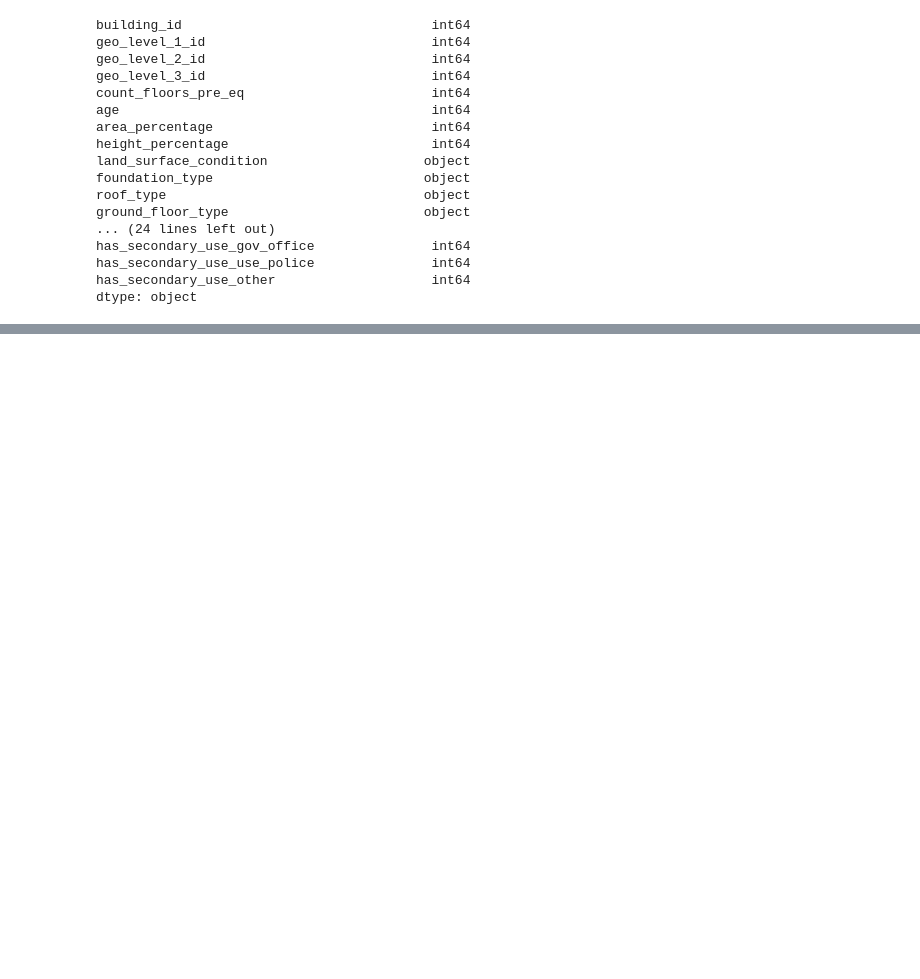
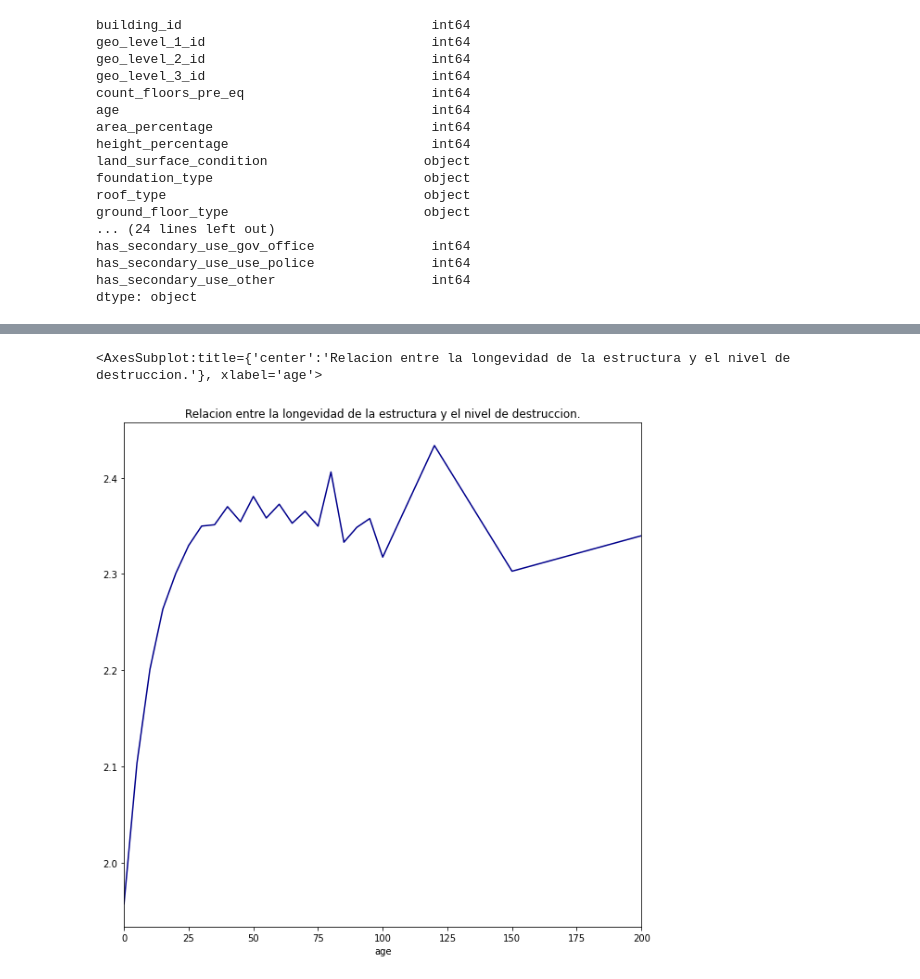
Before and after one commit to joaquinfontela/OrganizacionDeDatos-TP1, a Jupyter notebook: src/main.ipynb, the cells around one changed output, grey strips where cells are left out. Drawn from its saved outputs; the diff is of its cells as text; code cells hidden in the pictures; blank space fills up the shorter version.

Commit message:
add first graphic

```diff
--- a/src/main.ipynb
+++ b/src/main.ipynb
@@ -86,3 +73,8 @@ has_secondary_use_gov_office               int64
 has_secondary_use_use_police               int64
 has_secondary_use_other                    int64
 dtype: object
+# %%
+ages = values.loc[:, ["building_id", "age"]]
+ages_damage = ages.merge(labels, left_on = "building_id", right_on = "building_id")
+ages_damage = ages_damage.loc[:, ["age", "damage_grade"]]
+ages_damage
@@ -88,0 +95,12 @@ dtype: object
+# %%
+ages_damage['avg_damage_grade_for_age'] = ages_damage.groupby('age')['damage_grade'].transform('mean')
+ages_damage['more_than_100_buildings'] = ages_damage.groupby('age')['damage_grade'].transform('count') > 100
+ages_damage = ages_damage[ages_damage["more_than_100_buildings"]]
+avg_dmg_per_age = ages_damage.loc[:, ["age", "avg_damage_grade_for_age"]].groupby('age').agg({"avg_damage_grade_for_age": "max"})
+avg_dmg_per_age["avg_damage_grade_for_age"].plot(figsize = (10,10),\
+                                                title = "Relacion entre la longevidad de la estructura y el nivel de destruccion.",\
+                                                xlim = (0, 200),\
+                                                color = "darkblue")
+# %% [output]
+<AxesSubplot:title={'center':'Relacion entre la longevidad de la estructura y el nivel de destruccion.'}, xlabel='age'>
+[figure, added]
```
Also changed, not shown: parts of 3 cells of this notebook.
